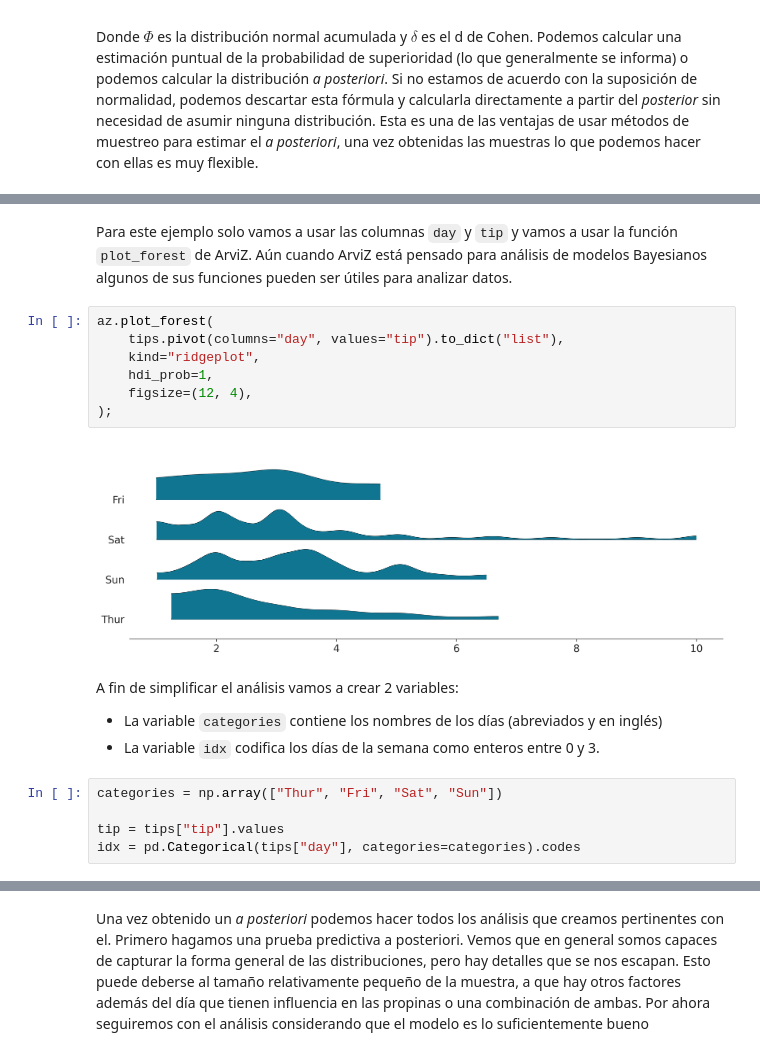
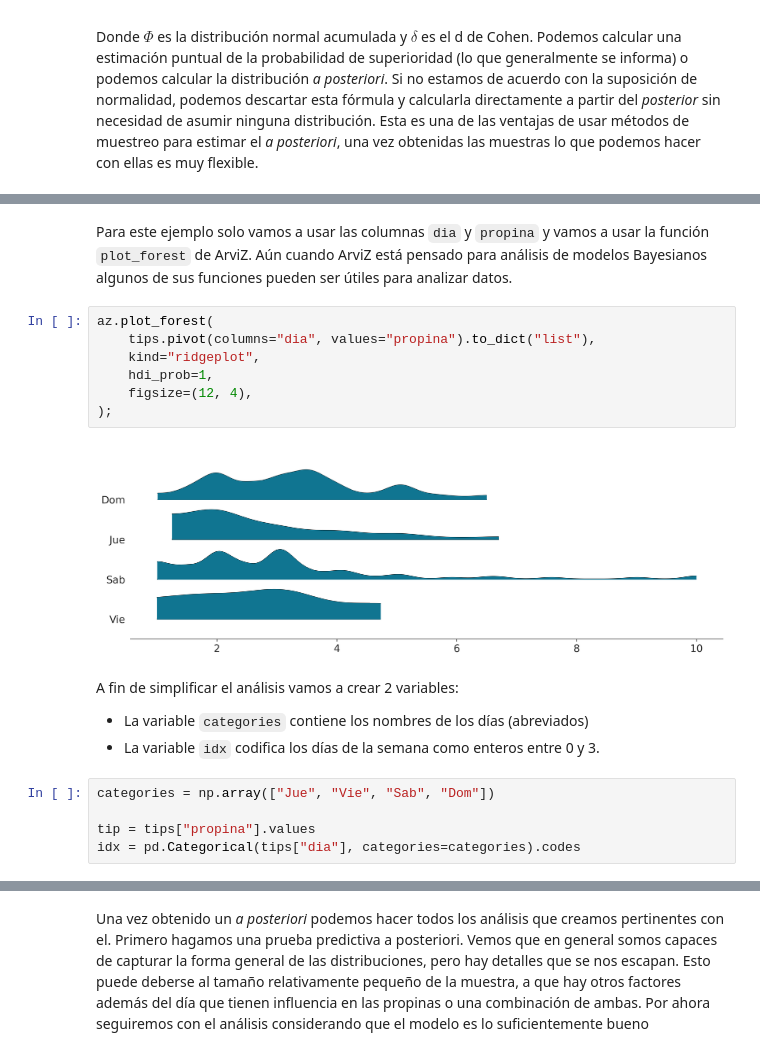
Before and after one commit to LCD-UNSAM/estadistica_e_inferencia_II, a Jupyter notebook: 02_Programación_probabilística.ipynb, the cells around one changed output, grey strips where cells are left out. Cells and saved outputs as stored; diff of their text form.

```diff
--- a/02_Programación_probabilística.ipynb
+++ b/02_Programación_probabilística.ipynb
@@ -361,23 +338,23 @@ tips.tail()
 # %% [markdown]
-Para este ejemplo solo vamos a usar las columnas `day` y `tip` y vamos a usar la función `plot_forest` de ArviZ. Aún cuando ArviZ está pensado para análisis de modelos Bayesianos algunos de sus funciones pueden ser útiles para analizar datos.
+Para este ejemplo solo vamos a usar las columnas `dia` y `propina` y vamos a usar la función `plot_forest` de ArviZ. Aún cuando ArviZ está pensado para análisis de modelos Bayesianos algunos de sus funciones pueden ser útiles para analizar datos.
 # %%
 az.plot_forest(
-    tips.pivot(columns="day", values="tip").to_dict("list"),
+    tips.pivot(columns="dia", values="propina").to_dict("list"),
     kind="ridgeplot",
     hdi_prob=1,
     figsize=(12, 4),
 );
 # %% [output]
-[figure, old version]
+[figure, new version]
 # %% [markdown]
 A fin de simplificar el análisis vamos a crear 2 variables:
-* La variable `categories` contiene los nombres de los días (abreviados y en inglés)
+* La variable `categories` contiene los nombres de los días (abreviados)
 * La variable `idx` codifica los días de la semana como enteros entre 0 y  3.
 # %%
-categories = np.array(["Thur", "Fri", "Sat", "Sun"])
+categories = np.array(["Jue", "Vie", "Sab", "Dom"])
 
-tip = tips["tip"].values
-idx = pd.Categorical(tips["day"], categories=categories).codes
+tip = tips["propina"].values
+idx = pd.Categorical(tips["dia"], categories=categories).codes
 # %% [markdown]
 El modelo para este problema es basicamente igual a `model_g`, con la diferencia que $\mu$ y $\sigma$ ahora serán vectores en vez de escalares. La sintáxis de PyMC es super-útil para estos caso, en vez de usar `for loops` escribimos el modelo de forma vectorizada, para ello especificamos el argumento `shape` para los priors $\mu$ y $\sigma$ y para el likelihood usamos la variable `idx` para indexar de forma adecuada $\mu$ y $\sigma$ para asegurar que usamos los parámetros correctos para cada grupo. En este ejemplo un $\mu$ para jueves, otra para viernes, otra para sábado y una cuarta para domingo, y lo mismo para $\sigma$.
 
```
Also changed, not shown: parts of 14 cells of this notebook, 2 other files.
